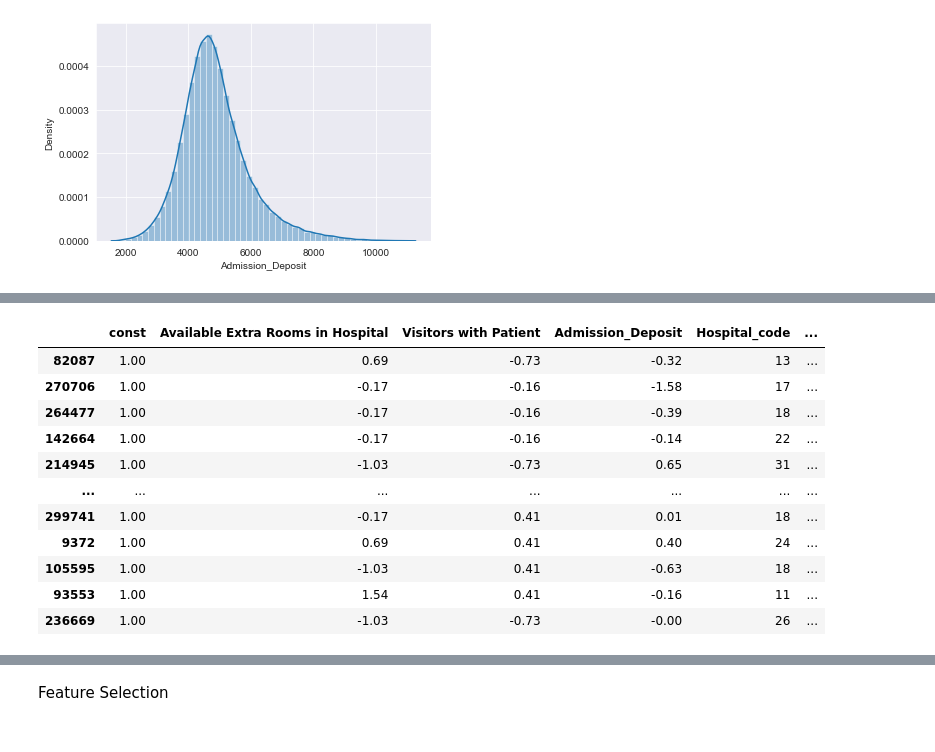
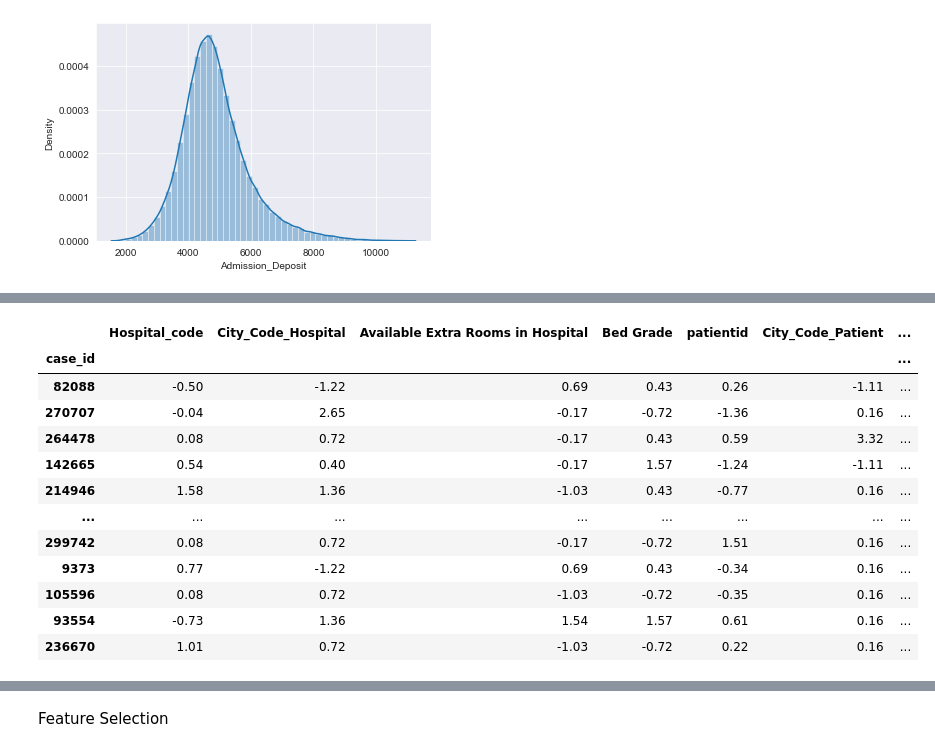
Before and after one commit to DIKLA2322/workspace, a Jupyter notebook: Healthcare_Management.ipynb, the cells around one changed output, grey strips where cells are left out. Cells and saved outputs as stored; diff of their text form; code cells hidden in the pictures.

```diff
--- a/Healthcare_Management.ipynb
+++ b/Healthcare_Management.ipynb
@@ -143,7 +128,7 @@ memory usage: 43.7+ MB
 def filter_col_by_nan(data, narate=0.2):
     '''
     :param data: 查找数据集
-    :param narate: 设定变量的缺失值率，默认20%
+    :param narate: 设定变量的缺失值率
     :return: 返回 缺失率>narate的变量名称列表
     '''
     n_samples = data.shape[0]
@@ -157,7 +142,7 @@ def filter_col_by_nan(data, narate=0.2):
     return list_nan_cols
 
 
-list_nullfactor_todrop = filter_col_by_nan(df_all, narate=0.2)
+list_nullfactor_todrop = filter_col_by_nan(df_all, narate=0.3)
 
 df_select = df_all.drop(list_nullfactor_todrop, axis=1).copy()
 df_select
@@ -438,0 +401,5 @@ sns.heatmap(df_full.corr(), annot=True)
+# %%
+data.set_index('case_id', inplace = True)
+
+y = data['Stay']
+X = data.drop(['Stay'], axis=1)
@@ -438,0 +422,3 @@ sns.heatmap(df_full.corr(), annot=True)
+# %%
+scaler = StandardScaler()
+X = pd.DataFrame(scaler.fit_transform(X), index = X.index, columns = X.columns)
@@ -598,12 +605,9 @@ class ExeLabelEncoder(BaseEstimator, TransformerMixin):
 from sklearn.model_selection import train_test_split
 import statsmodels.api as sm
 # %%
-X = df_full.drop('Stay', axis=1)
-Y = df_full['Stay']
+# X = sm.add_constant(X)
 
-X = sm.add_constant(X)
-
-Xtrain, Xtest, Ytrain, Ytest = train_test_split(X, Y, random_state=10, test_size=0.3)
+Xtrain, Xtest, Ytrain, Ytest = train_test_split(X, y, random_state=10, test_size=0.3)
 
 Xtrain
 # %% [output]
@@ -639,40 +638,41 @@ Ytest.shape
 # %%
 # 利用Pipeline定义不同变量清洗过程
-from sklearn.pipeline import Pipeline
-from sklearn.preprocessing import StandardScaler  # 数据标准化
+# from sklearn.pipeline import Pipeline
+# from sklearn.preprocessing import StandardScaler  # 数据标准化
+#
+# # 连续型：处理顺序为1.DataFrameSelector 选择数据集，2.SimpleImputer填充缺失值，3.StandardScaler进行标准化数据
+# num_pipeline = Pipeline([
+#     ('selector', DataFrameSelector(list_train_num)),
+#     ('simple_imputer', SimpleImputer(strategy="most_frequent")),
+#     # median为中位数，most_frequent为众数。constant表示将空值填充为自定义的值，但这个自定义的值要通过fill_value来定义
+#     ('std_scaler', StandardScaler()),  # 进行标准化
+# ])
+#
+# # 离散，将数据转化为 数字
+# cat_pipeline = Pipeline([
+#     ('selector', DataFrameSelector(list_train_str)),
+#     ('simple_imputer', SimpleImputer(strategy="most_frequent")),
+#     ('label_encoder', ExeLabelEncoder()),  # 进行 ExeLabelEncoder
+# ])
 
-# 连续型：处理顺序为1.DataFrameSelector 选择数据集，2.SimpleImputer填充缺失值，3.StandardScaler进行标准化数据
-num_pipeline = Pipeline([
-    ('selector', DataFrameSelector(list_train_num)),
-    ('simple_imputer', SimpleImputer(strategy="most_frequent")),
-    # median为中位数，most_frequent为众数。constant表示将空值填充为自定义的值，但这个自定义的值要通过fill_value来定义
-    ('std_scaler', StandardScaler()),  # 进行标准化
-])
-
-# 离散，将数据转化为 数字
-cat_pipeline = Pipeline([
-    ('selector', DataFrameSelector(list_train_str)),
-    ('simple_imputer', SimpleImputer(strategy="most_frequent")),
-    ('label_encoder', ExeLabelEncoder()),  # 进行 ExeLabelEncoder
-])
-
-# 离散，将数据转化为 数字，并进行onehot编码
-cat_onehot_pipeline = Pipeline([  # 类别需要onehot编码
-    ('selector', DataFrameSelector(list_train_str_needtrf)),
-    ('cat_encoder', CategoricalEncoder(encoding="onehot-dense")),
-])
+# # 离散，将数据转化为 数字，并进行onehot编码
+# cat_onehot_pipeline = Pipeline([  # 类别需要onehot编码
+#     ('selector', DataFrameSelector(list_train_str_needtrf)),
+#     ('cat_encoder', CategoricalEncoder(encoding="onehot-dense")),
+# ])
 
 Xtrain
 # %% [output]
-|  | const | Available Extra Rooms in Hospital | Visitors with Patient | Admission_Deposit | Hospital_code | ... |
-| 82087 | 1.00 | 0.69 | -0.73 | -0.32 | 13 | ... |
-| 270706 | 1.00 | -0.17 | -0.16 | -1.58 | 17 | ... |
-| 264477 | 1.00 | -0.17 | -0.16 | -0.39 | 18 | ... |
-| 142664 | 1.00 | -0.17 | -0.16 | -0.14 | 22 | ... |
-| 214945 | 1.00 | -1.03 | -0.73 | 0.65 | 31 | ... |
-| ... | ... | ... | ... | ... | ... | ... |
-| 299741 | 1.00 | -0.17 | 0.41 | 0.01 | 18 | ... |
-| 9372 | 1.00 | 0.69 | 0.41 | 0.40 | 24 | ... |
-| 105595 | 1.00 | -1.03 | 0.41 | -0.63 | 18 | ... |
-| 93553 | 1.00 | 1.54 | 0.41 | -0.16 | 11 | ... |
-| 236669 | 1.00 | -1.03 | -0.73 | -0.00 | 26 | ... |
+|  | Hospital_code | City_Code_Hospital | Available Extra Rooms in Hospital | Bed Grade | patientid | City_Code_Patient | ... |
+| case_id |  |  |  |  |  |  | ... |
+| 82088 | -0.50 | -1.22 | 0.69 | 0.43 | 0.26 | -1.11 | ... |
+| 270707 | -0.04 | 2.65 | -0.17 | -0.72 | -1.36 | 0.16 | ... |
+| 264478 | 0.08 | 0.72 | -0.17 | 0.43 | 0.59 | 3.32 | ... |
+| 142665 | 0.54 | 0.40 | -0.17 | 1.57 | -1.24 | -1.11 | ... |
+| 214946 | 1.58 | 1.36 | -1.03 | 0.43 | -0.77 | 0.16 | ... |
+| ... | ... | ... | ... | ... | ... | ... | ... |
+| 299742 | 0.08 | 0.72 | -0.17 | -0.72 | 1.51 | 0.16 | ... |
+| 9373 | 0.77 | -1.22 | 0.69 | 0.43 | -0.34 | 0.16 | ... |
+| 105596 | 0.08 | 0.72 | -1.03 | -0.72 | -0.35 | 0.16 | ... |
+| 93554 | -0.73 | 1.36 | 1.54 | 1.57 | 0.61 | 0.16 | ... |
+| 236670 | 1.01 | 0.72 | -1.03 | -0.72 | 0.22 | 0.16 | ... |
```
Also changed, not shown: parts of 61 cells of this notebook.
